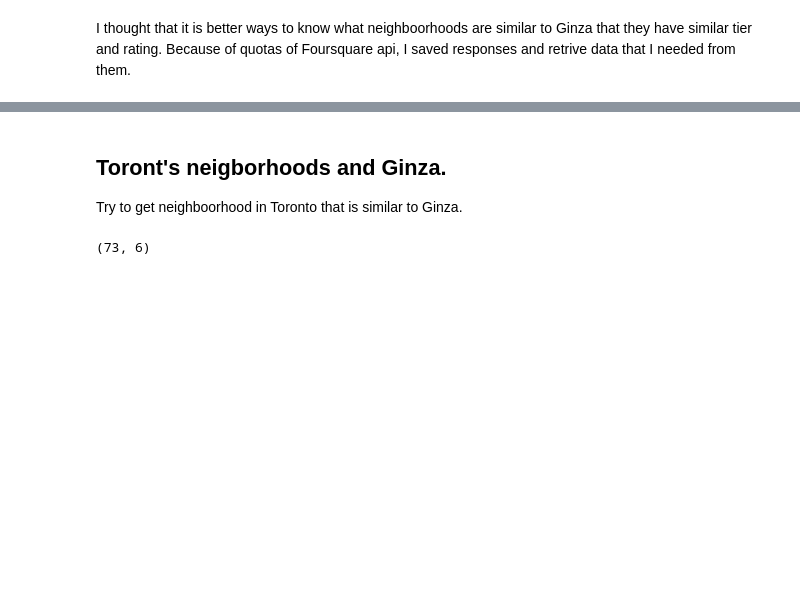
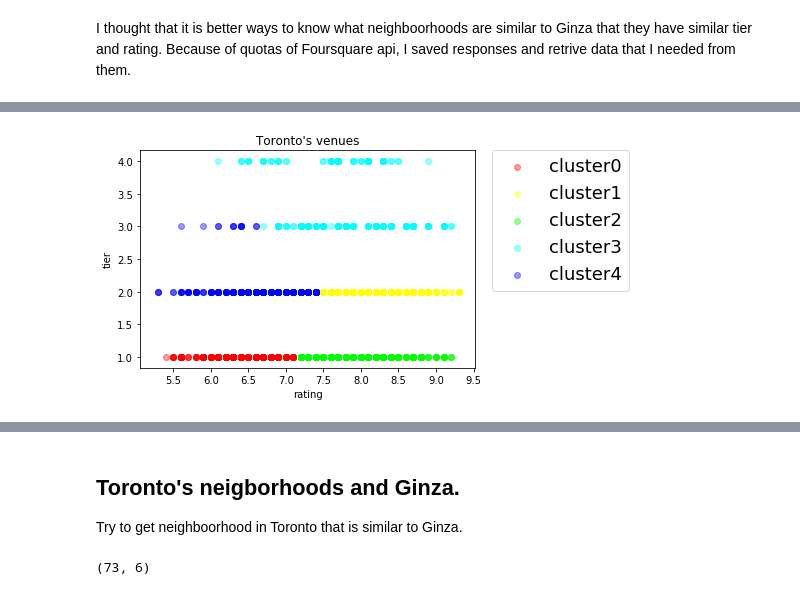
Before and after one commit to makotowatanabe13/coursera-capstone-project, a Jupyter notebook: AppliedDataScienceCapstone_week5.ipynb, the cells around one changed output, grey strips where cells are left out. Saved outputs shown, nothing was run; the diff lists cells and outputs as text; code cells hidden in the pictures; blank space fills up the shorter version.

```diff
--- a/AppliedDataScienceCapstone_week5.ipynb
+++ b/AppliedDataScienceCapstone_week5.ipynb
@@ -327,3 +321,7 @@ plt.show()
+# %%
+plot_clastered_venues('Toronto\'s venues',areas[2])
+# %% [output]
+[figure, added]
 # %%
 
 
@@ -349,7 +347,7 @@ display(map_ginza)
 # %% [output]
 [interactive output not drawn]
 # %% [markdown]
-## Toront's neigborhoods and Ginza.
+## Toronto's neigborhoods and Ginza.
 Try to get neighboorhood in Toronto that is similar to Ginza.
 # %%
 # NYC_neighborhoods.json  toronto_neighborhoods.json
```
Also changed, not shown: parts of 15 cells of this notebook.
